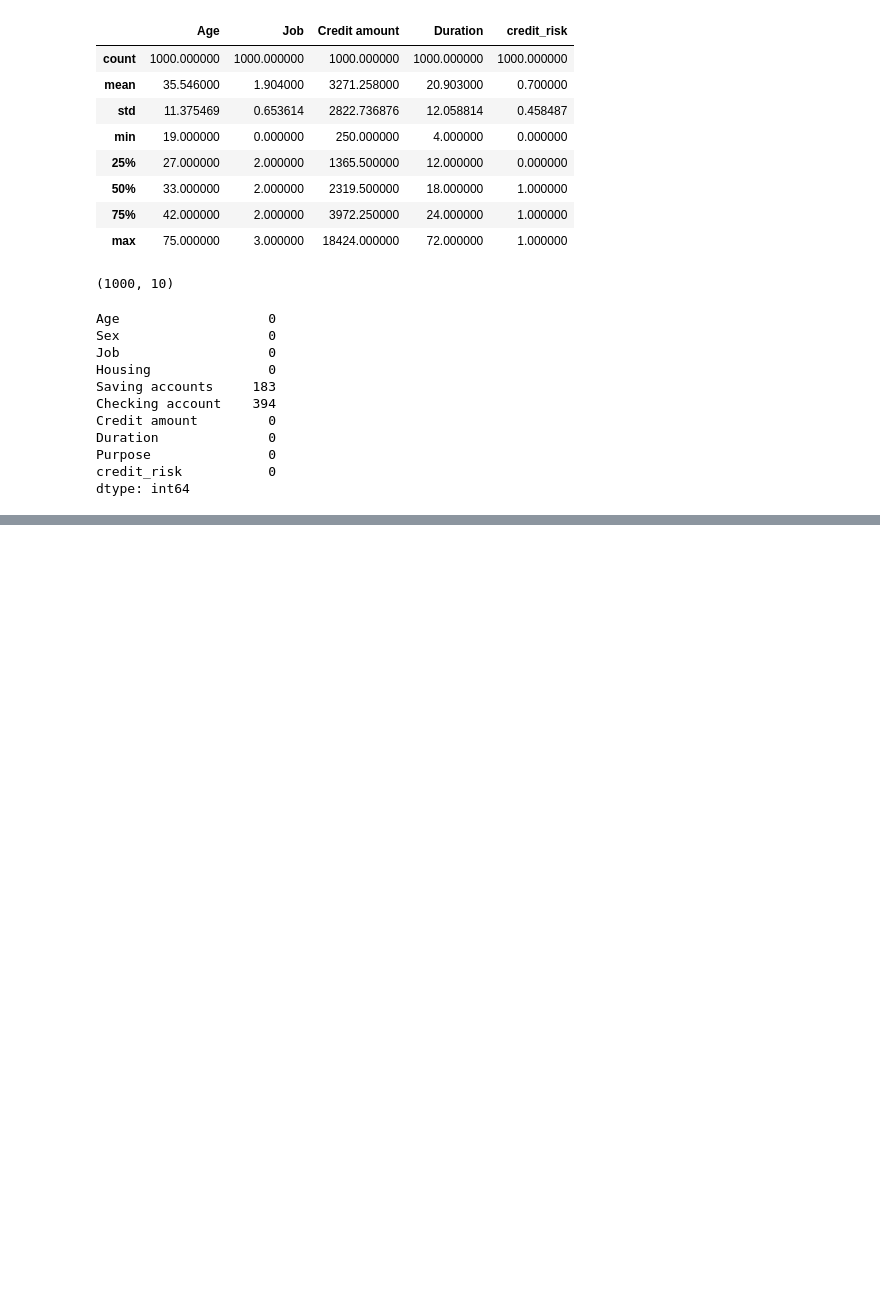
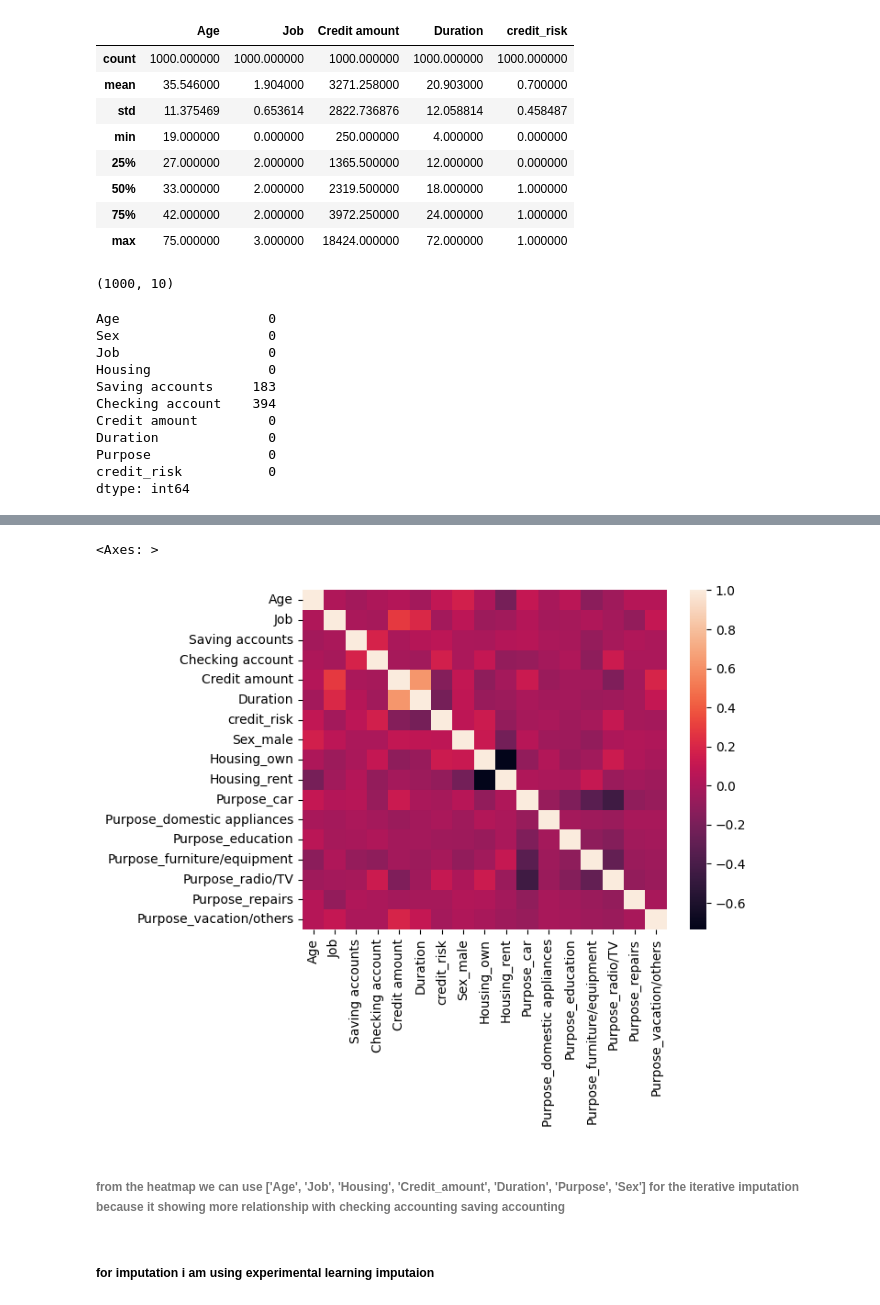
Before and after one commit to prasadPattuvamVeedu/AWS_flask_ML_project, a Jupyter notebook: ML_model.ipynb, the cells around one changed output, grey strips where cells are left out. Saved outputs shown, nothing was run; the diff lists cells and outputs as text; code cells hidden in the pictures; blank space fills up the shorter version.

```diff
--- a/ML_model.ipynb
+++ b/ML_model.ipynb
@@ -50,0 +151,14 @@ data.fillna(Saving accounts" )
+# %%
+sns.heatmap(data_enc.corr())
+# %% [output]
+<Axes: >
+[figure, added]
+# %% [markdown]
+<h6>from the heatmap we can use ['Age',
+ 'Job',
+ 'Housing',
+ 'Credit_amount',
+ 'Duration',
+ 'Purpose',
+ 'Sex']
+ for the iterative imputation because it showing more relationship with checking accounting saving accounting</h6>
@@ -50,0 +167,2 @@ data.fillna(Saving accounts" )
+# %% [markdown]
+<h5>for imputation i am using experimental learning imputaion</h5>
```
Also changed, not shown: parts of 35 cells of this notebook, 6 other files.
